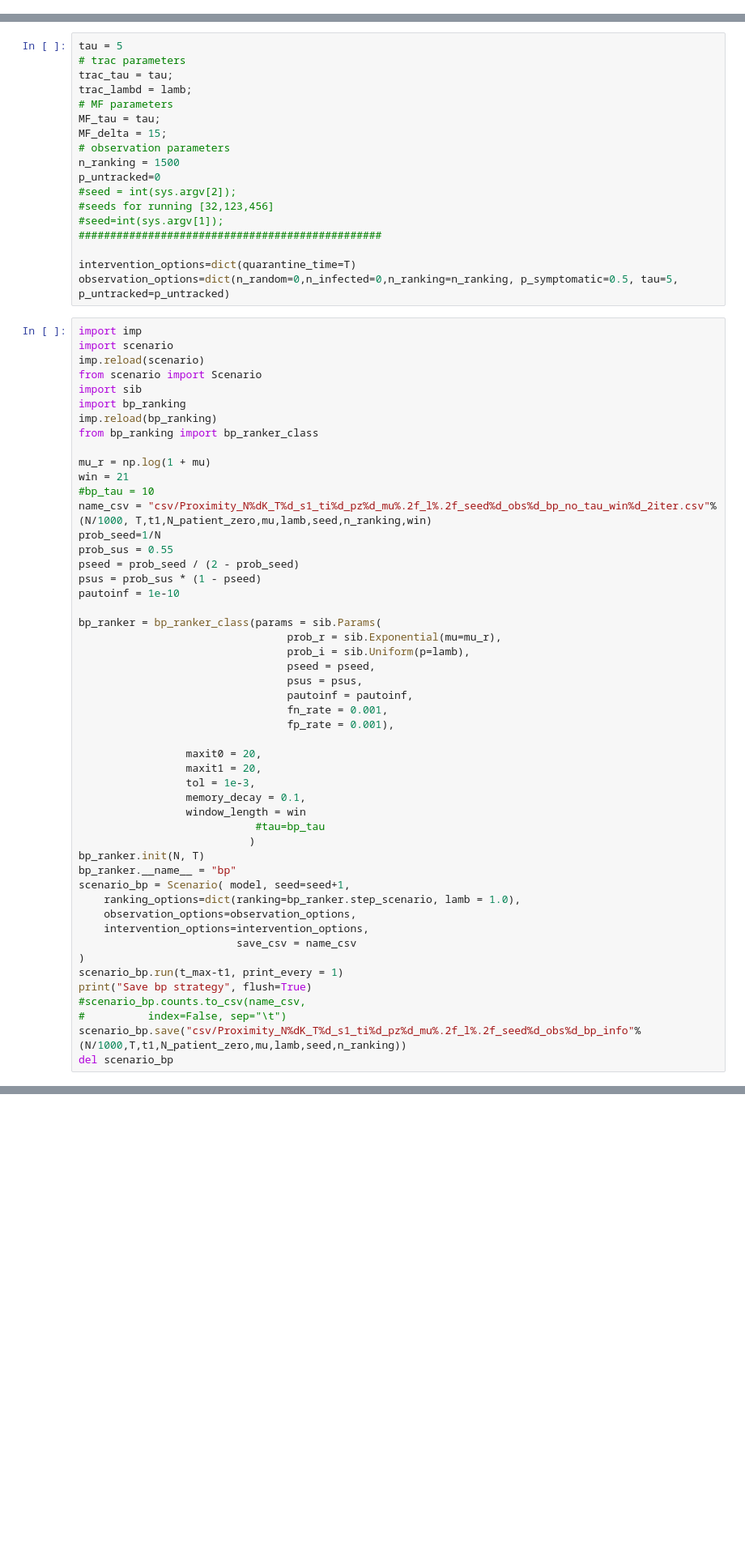
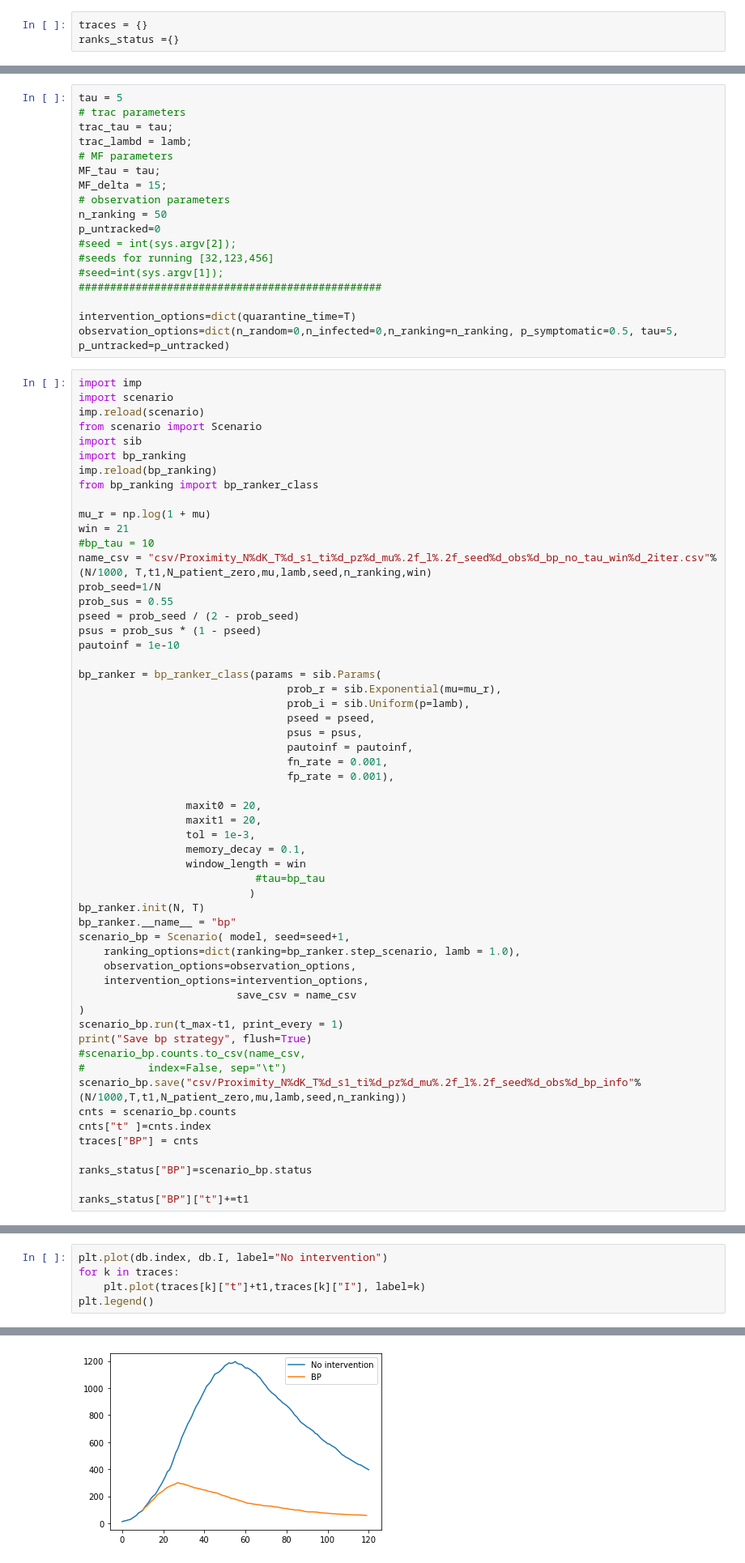
Before and after one commit to sibyl-team/sir_inference, a Jupyter notebook: loop_proximity.ipynb, the cells around one changed output, grey strips where cells are left out. Shown: that part at 81% size. Cells and saved outputs as stored; diff of their text form; blank space fills up the shorter version.

```diff
--- a/loop_proximity.ipynb
+++ b/loop_proximity.ipynb
@@ -86,0 +170,3 @@ Save plain dynamics
+# %%
+traces = {}
+ranks_status ={}
@@ -93,7 +183,7 @@ trac_lambd = lamb;
 MF_tau = tau;
 MF_delta = 15;
 # observation parameters
-n_ranking = 1500
+n_ranking = 50
 p_untracked=0
 #seed = int(sys.argv[2]);
 #seeds for running [32,123,456]
@@ -151,4 +241,10 @@ print("Save bp strategy", flush=True)
 #scenario_bp.counts.to_csv(name_csv,
 #          index=False, sep="\t")
 scenario_bp.save("csv/Proximity_N%dK_T%d_s1_ti%d_pz%d_mu%.2f_l%.2f_seed%d_obs%d_bp_info"%(N/1000,T,t1,N_patient_zero,mu,lamb,seed,n_ranking))
-del scenario_bp
+cnts = scenario_bp.counts
+cnts["t" ]=cnts.index
+traces["BP"] = cnts
+
+ranks_status["BP"]=scenario_bp.status
+
+ranks_status["BP"]["t"]+=t1
@@ -172,0 +270,6 @@ sib.iterate(damp=0.5):  7/20 5.675e-01/0.001
+# %%
+plt.plot(db.index, db.I, label="No intervention")
+for k in traces:
+    plt.plot(traces[k]["t"]+t1,traces[k]["I"], label=k)
+plt.legend()
+# %% [output]
@@ -172,0 +277 @@ sib.iterate(damp=0.5):  7/20 5.675e-01/0.001
+[figure, added]
```
Also changed, not shown: parts of 35 cells of this notebook.
